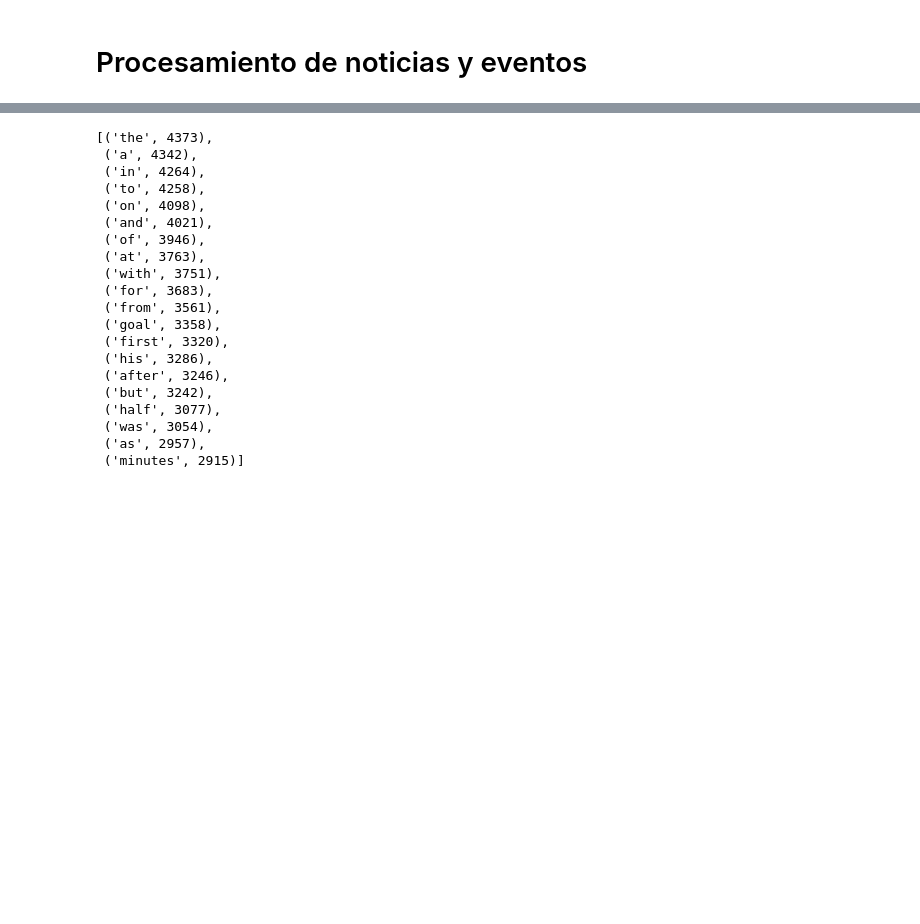
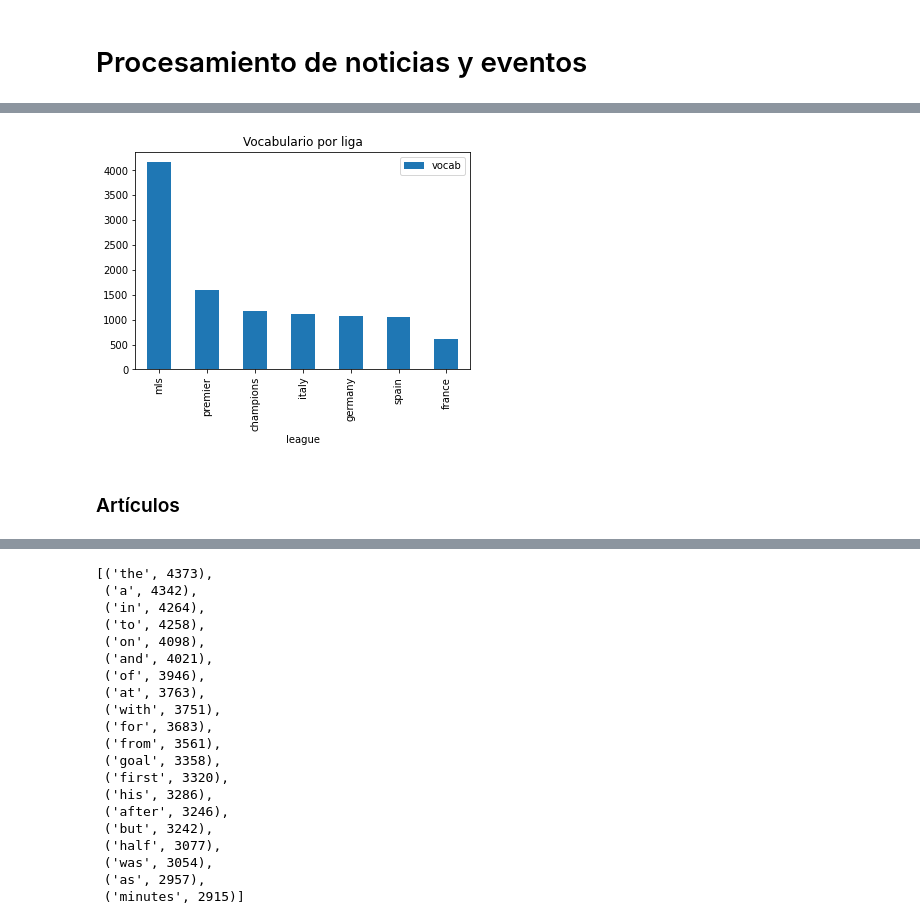
Before and after one commit to gscharly/master_ds_tfm, a Jupyter notebook: analysis/article_vocabulary.ipynb, the cells around one changed output, grey strips where cells are left out. Drawn from its saved outputs; the diff is of its cells as text; code cells hidden in the pictures; blank space fills up the shorter version.

```diff
--- a/analysis/article_vocabulary.ipynb
+++ b/analysis/article_vocabulary.ipynb
@@ -73,0 +58,2 @@ prueba['article']
+# %%
+league_events_df, league_article_df = processor.text_stats_leagues()
@@ -73,0 +213,9 @@ prueba['article']
+# %%
+_, ax = plt.subplots()
+league_events_df.set_index('league').sort_values('vocab', ascending=False).plot.bar(ax=ax)
+plt.title('Vocabulario por liga')
+plt.show()
+# %% [output]
+[figure, added]
+# %% [markdown]
+### Artículos
```
Also changed, not shown: parts of 119 cells of this notebook, 1 other file.
